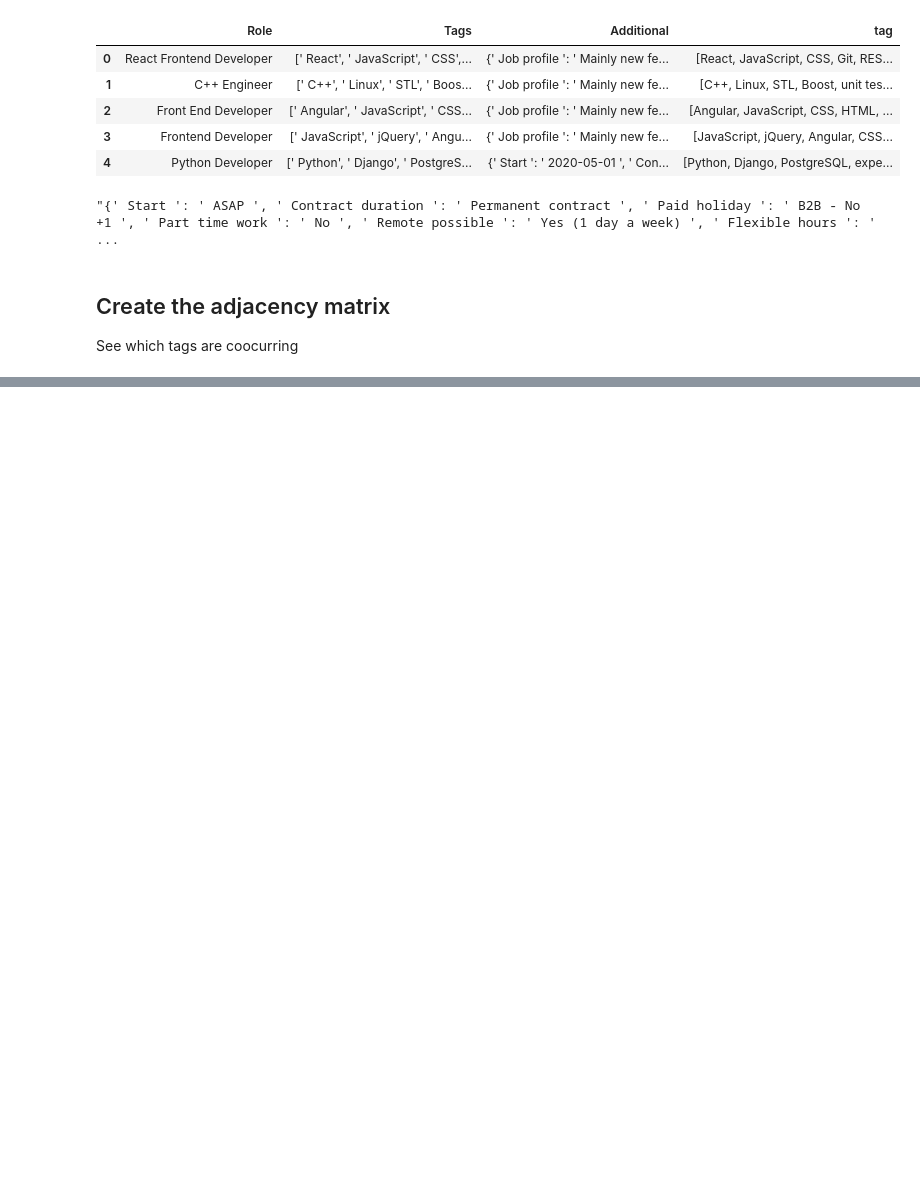
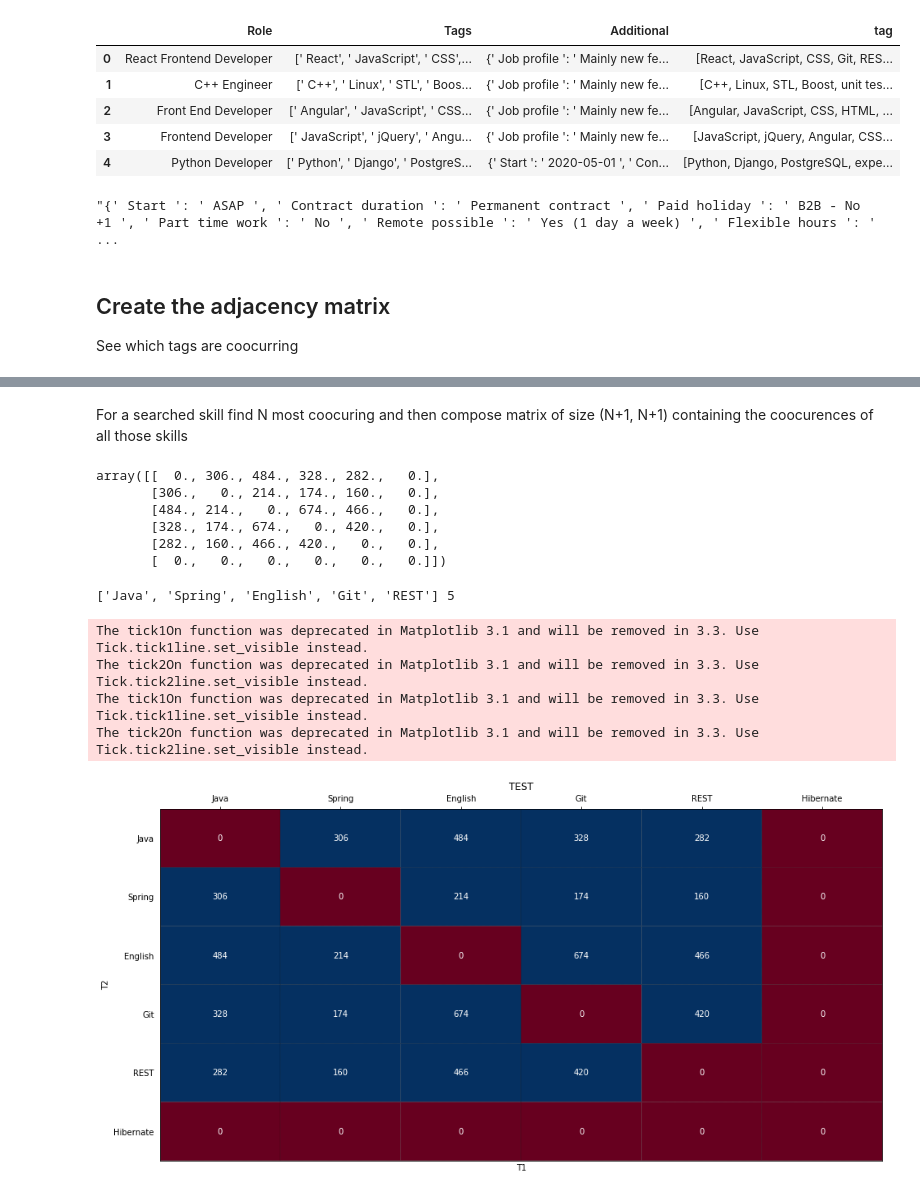
Before and after one commit to LemurPwned/job-tosser, a Jupyter notebook: ds/DS-Jobs.ipynb, the cells around one changed output, grey strips where cells are left out. Cells and saved outputs as stored; diff of their text form; code cells hidden in the pictures; blank space fills up the shorter version.

Commit message:
updating skill chart

```diff
--- a/ds/DS-Jobs.ipynb
+++ b/ds/DS-Jobs.ipynb
@@ -38,14 +39,17 @@ all_tags = df['tag'].tolist()
 
 flat_tags = [tag for tag_list in all_tags for tag in tag_list]
 flat_tag_dict = {tag: i for i, tag in enumerate(flat_tags)}
-tag_matrix = np.zeros(shape=(len(flat_tags), len(flat_tags)), dtype=np.uint8)
+inverted_tag_dict = {i: tag for i, tag in enumerate(flat_tags)}
+vectors = np.zeros(shape=(len(all_tags), len(flat_tags)), dtype=np.uint16)
+tag_matrix = np.zeros(shape=(len(flat_tags), len(flat_tags)), dtype=np.uint16)
 
-for tag_list in all_tags:
+for k, tag_list in enumerate(all_tags):
     for i in range(len(tag_list)):
+        i_tag = flat_tag_dict[tag_list[i]]
+        vectors[k][i] = 1
         for j in range(len(tag_list)):
             if i == j:
                 continue
-            i_tag = flat_tag_dict[tag_list[i]]
             j_tag = flat_tag_dict[tag_list[j]]
             tag_matrix[i_tag, j_tag] += 1
             tag_matrix[j_tag, i_tag] += 1
@@ -63,0 +123,44 @@ knn.fit(model.transform(X_train), y_train)
+# %% [markdown]
+For a searched skill find N most coocuring
+and then compose matrix of size (N+1, N+1) containing the coocurences of all those skills
+# %%
+import itertools
+size = 5
+random_skill = np.random.choice(flat_tags, size=1)
+random_skill_index = flat_tag_dict[random_skill[0]]
+
+rs_coocs, rs_vals = find_N_coorcuring(tag_matrix, random_skill_index)
+r_names = [inverted_tag_dict[index] for index in rs_coocs]
+all_names = r_names + random_skill.tolist()
+p_color_matrix = np.zeros(shape=(size+1, size+1))
+
+# 2 - pairwise combinations, no replacement
+label_indices = {tag: i for i, tag in enumerate(all_names)}
+for com in itertools.combinations(r_names, r=2):
+    l1, l2 = com
+    i1, i2 = label_indices[l1], label_indices[l2]
+    j1, j2 = flat_tag_dict[l1], flat_tag_dict[l2]
+
+    p_color_matrix[i1, i2] = tag_matrix[j1, j2]
+    p_color_matrix[i2, i1] = tag_matrix[j1, j2]
+# %%
+p_color_matrix
+# %% [output]
+array([[  0., 306., 484., 328., 282.,   0.],
+       [306.,   0., 214., 174., 160.,   0.],
+       [484., 214.,   0., 674., 466.,   0.],
+       [328., 174., 674.,   0., 420.,   0.],
+       [282., 160., 466., 420.,   0.,   0.],
+       [  0.,   0.,   0.,   0.,   0.,   0.]])
+# %%
+print(r_names, len(r_names))
+# %% [output]
+['Java', 'Spring', 'English', 'Git', 'REST'] 5
+# %%
+heatmap(p_color_matrix, "TEST", "T1", "T2", all_names, all_names)
+# %% [output]
+The tick1On function was deprecated in Matplotlib 3.1 and will be removed in 3.3. Use Tick.tick1line.set_visible instead.
+The tick2On function was deprecated in Matplotlib 3.1 and will be removed in 3.3. Use Tick.tick2line.set_visible instead.
+The tick1On function was deprecated in Matplotlib 3.1 and will be removed in 3.3. Use Tick.tick1line.set_visible instead.
+The tick2On function was deprecated in Matplotlib 3.1 and will be removed in 3.3. Use Tick.tick2line.set_visible instead.
+[figure, added]
```
Also changed, not shown: parts of 7 cells of this notebook, 2 other files.
